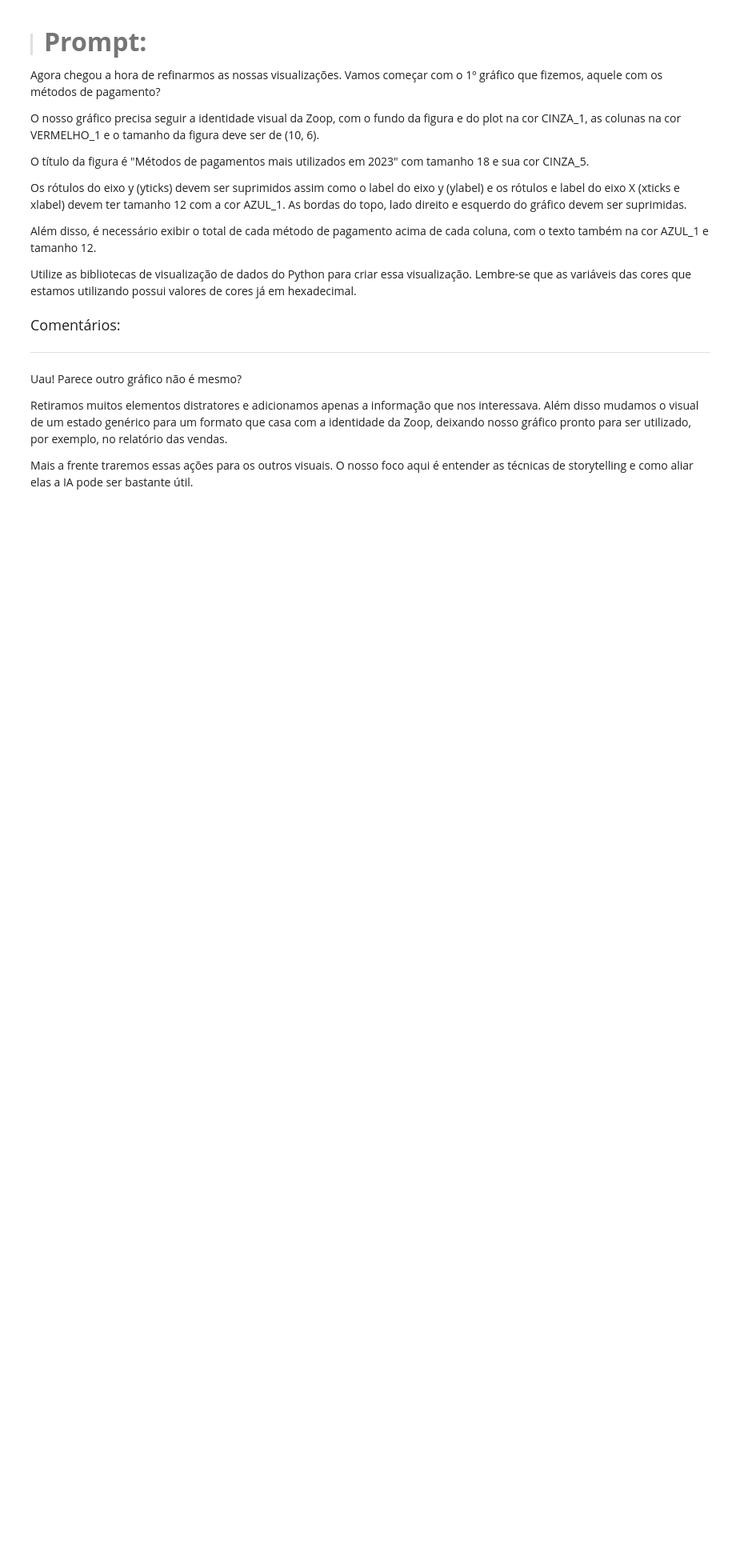
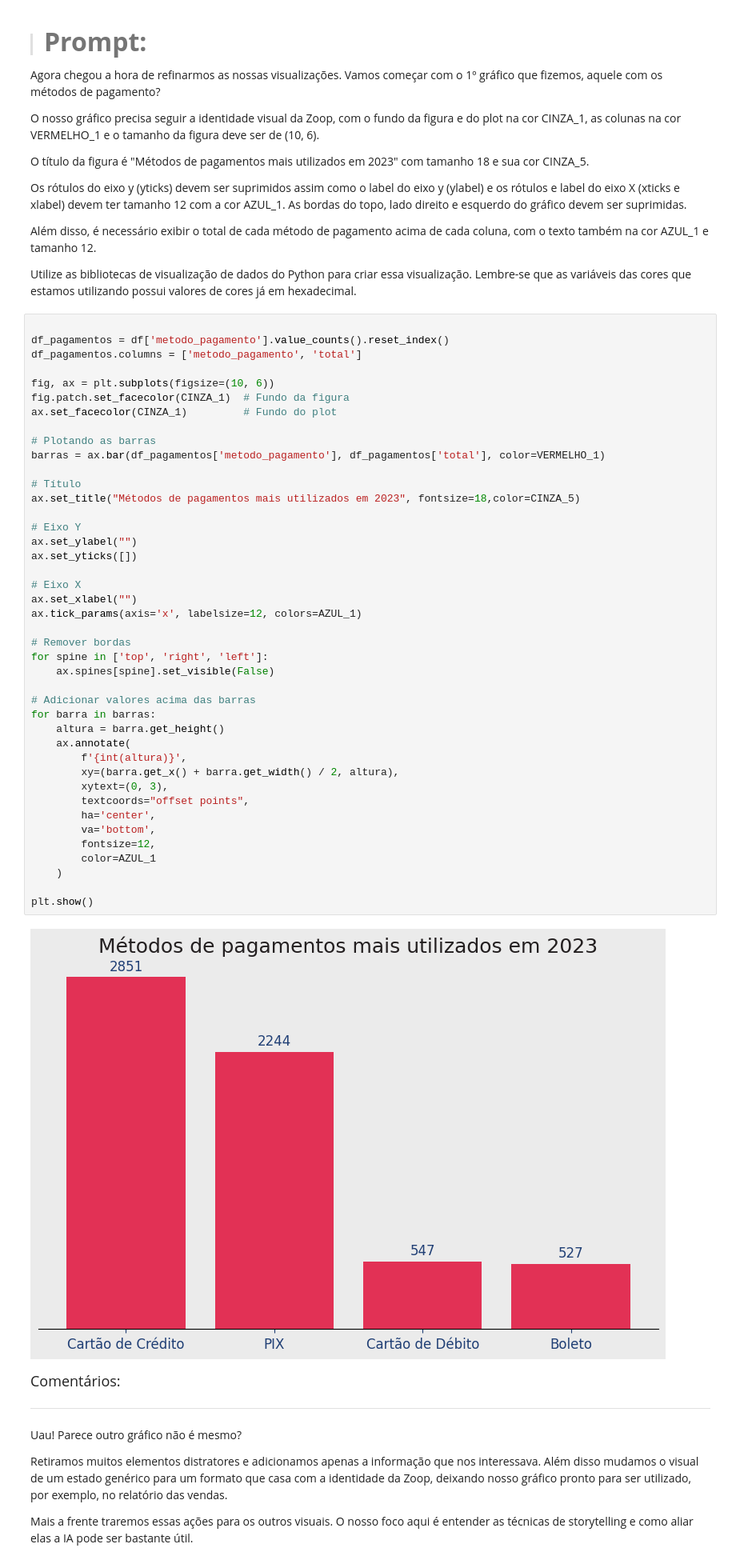
Before and after one commit to Enoque12/Projecto_Inicial_IA_Aplicada_na_Ciencia_de_Dados, a Jupyter notebook: Projeto_Inicial_IA_aplicada_a_Data_Science.ipynb, the cells around one changed output. Shown at 80% size. Cells and saved outputs as stored; diff of their text form; blank space fills up the shorter version.

```diff
--- a/Projeto_Inicial_IA_aplicada_a_Data_Science.ipynb
+++ b/Projeto_Inicial_IA_aplicada_a_Data_Science.ipynb
@@ -1090,6 +1103,50 @@ Os rótulos do eixo y (yticks) devem ser suprimidos assim como o label do eixo y
 Além disso, é necessário exibir o total de cada método de pagamento acima de cada coluna, com o texto também na cor AZUL_1 e tamanho 12.
 
 Utilize as bibliotecas de visualização de dados do Python para criar essa visualização. Lembre-se que as variáveis das cores que estamos utilizando possui valores de cores já em hexadecimal.
+# %%
+
+df_pagamentos = df['metodo_pagamento'].value_counts().reset_index()
+df_pagamentos.columns = ['metodo_pagamento', 'total']
+
+fig, ax = plt.subplots(figsize=(10, 6))
+fig.patch.set_facecolor(CINZA_1)  # Fundo da figura
+ax.set_facecolor(CINZA_1)         # Fundo do plot
+
+# Plotando as barras
+barras = ax.bar(df_pagamentos['metodo_pagamento'], df_pagamentos['total'], color=VERMELHO_1)
+
+# Título
+ax.set_title("Métodos de pagamentos mais utilizados em 2023", fontsize=18,color=CINZA_5)
+
+# Eixo Y
+ax.set_ylabel("")
+ax.set_yticks([])
+
+# Eixo X
+ax.set_xlabel("")
+ax.tick_params(axis='x', labelsize=12, colors=AZUL_1)
+
+# Remover bordas
+for spine in ['top', 'right', 'left']:
+    ax.spines[spine].set_visible(False)
+
+# Adicionar valores acima das barras
+for barra in barras:
+    altura = barra.get_height()
+    ax.annotate(
+        f'{int(altura)}',
+        xy=(barra.get_x() + barra.get_width() / 2, altura),
+        xytext=(0, 3),
+        textcoords="offset points",
+        ha='center',
+        va='bottom',
+        fontsize=12,
+        color=AZUL_1
+    )
+
+plt.show()
+# %% [output]
+[figure, added]
 # %% [markdown]
 <font color="7b71ff" size=4> Comentários: </font>
 
```
Also changed, not shown: parts of 7 cells of this notebook.
